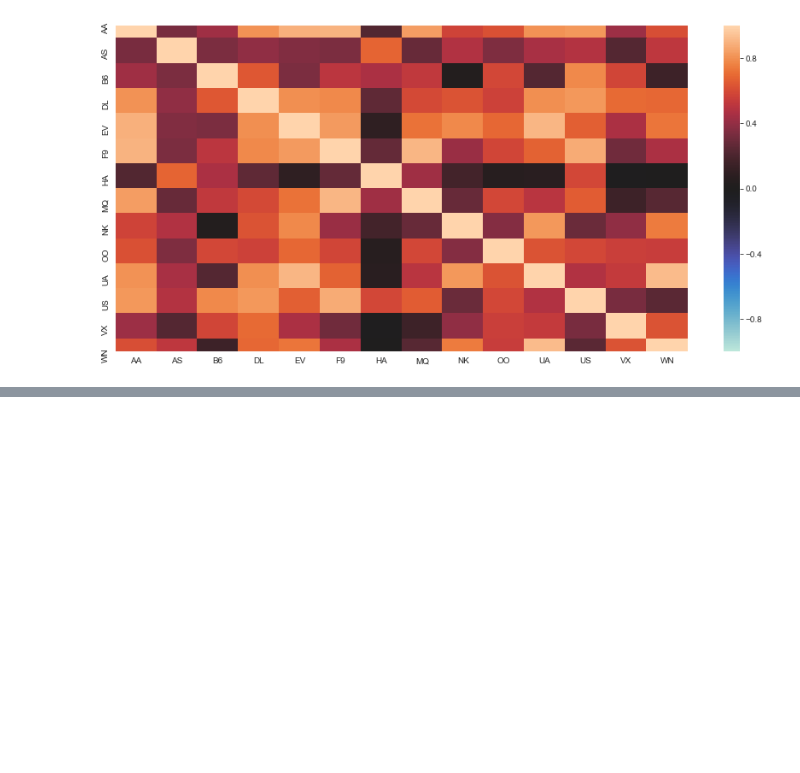
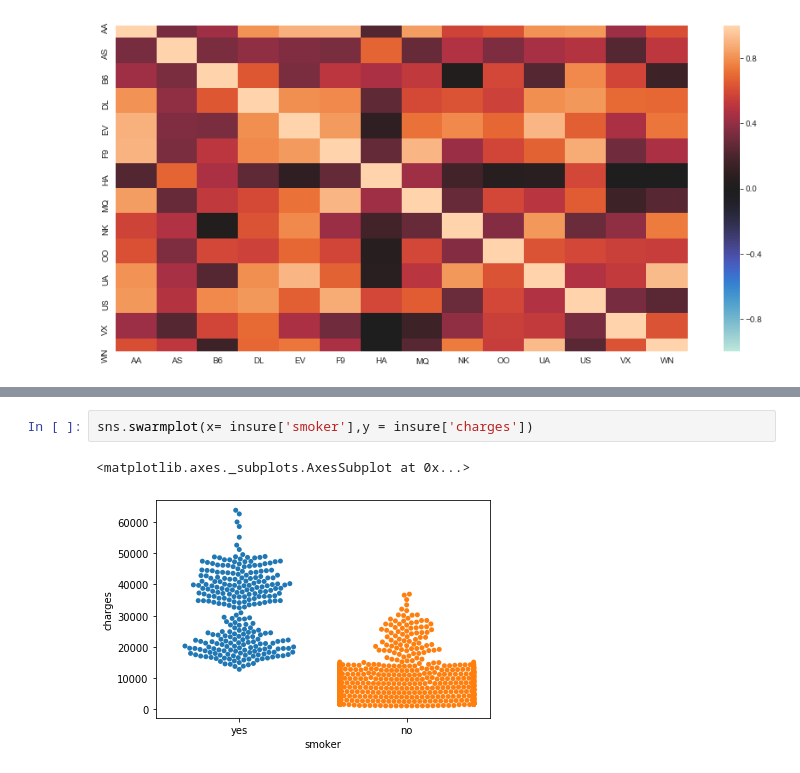
Before and after one commit to rkarpagalakshmi/Datascience, a Jupyter notebook: NewDatascience.ipynb, the cells around one changed output, grey strips where cells are left out. Cells and saved outputs as stored; diff of their text form; blank space fills up the shorter version.

```diff
--- a/NewDatascience.ipynb
+++ b/NewDatascience.ipynb
@@ -105,0 +123,5 @@ sns.heatmap(corr,vmin=-1,vmax=1,center = 0,annot = True)
+# %%
+sns.swarmplot(x= insure['smoker'],y = insure['charges'])
+# %% [output]
+<matplotlib.axes._subplots.AxesSubplot at 0x...>
+[figure, added]
```
Also changed, not shown: parts of 17 cells of this notebook.
